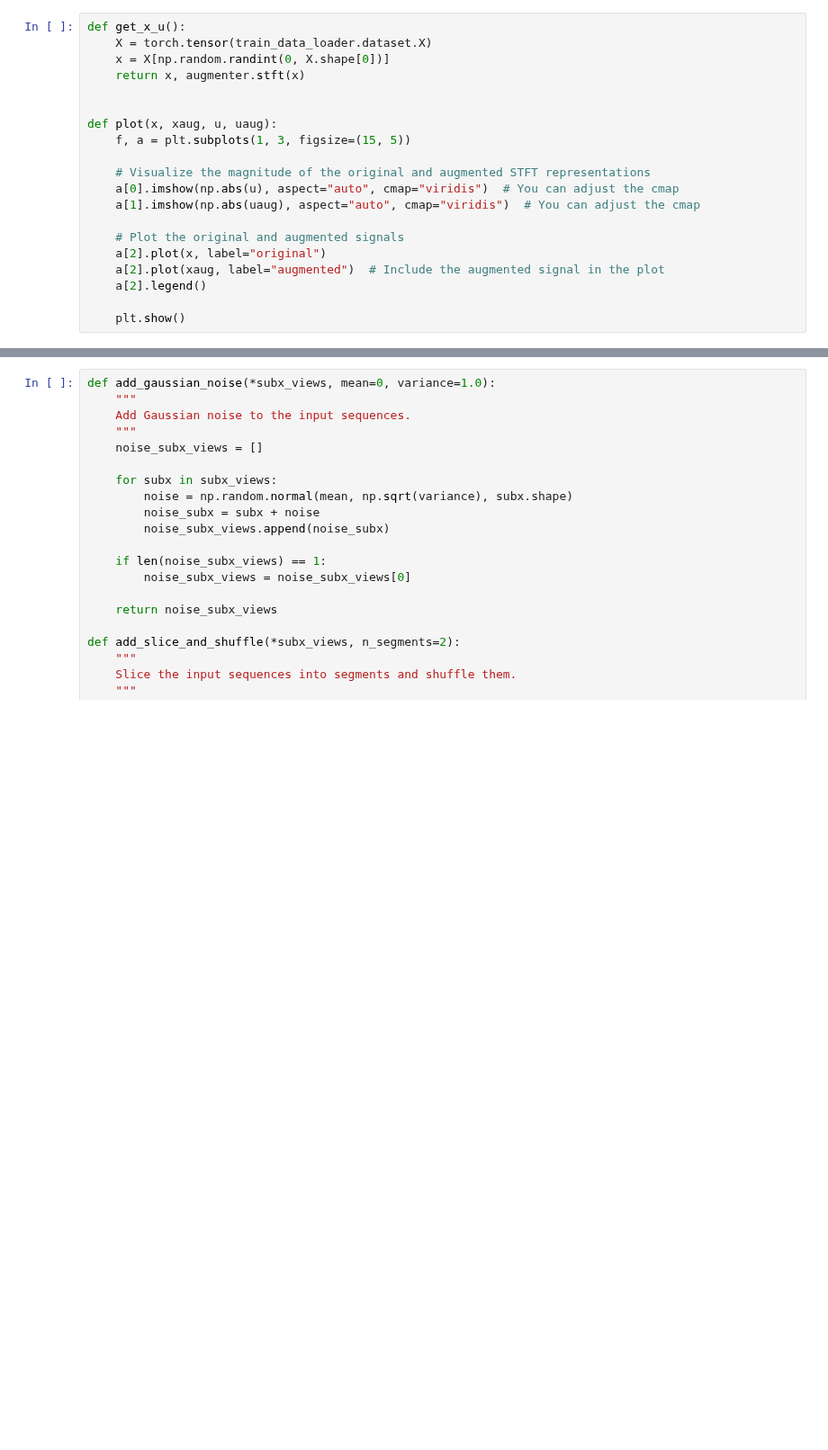
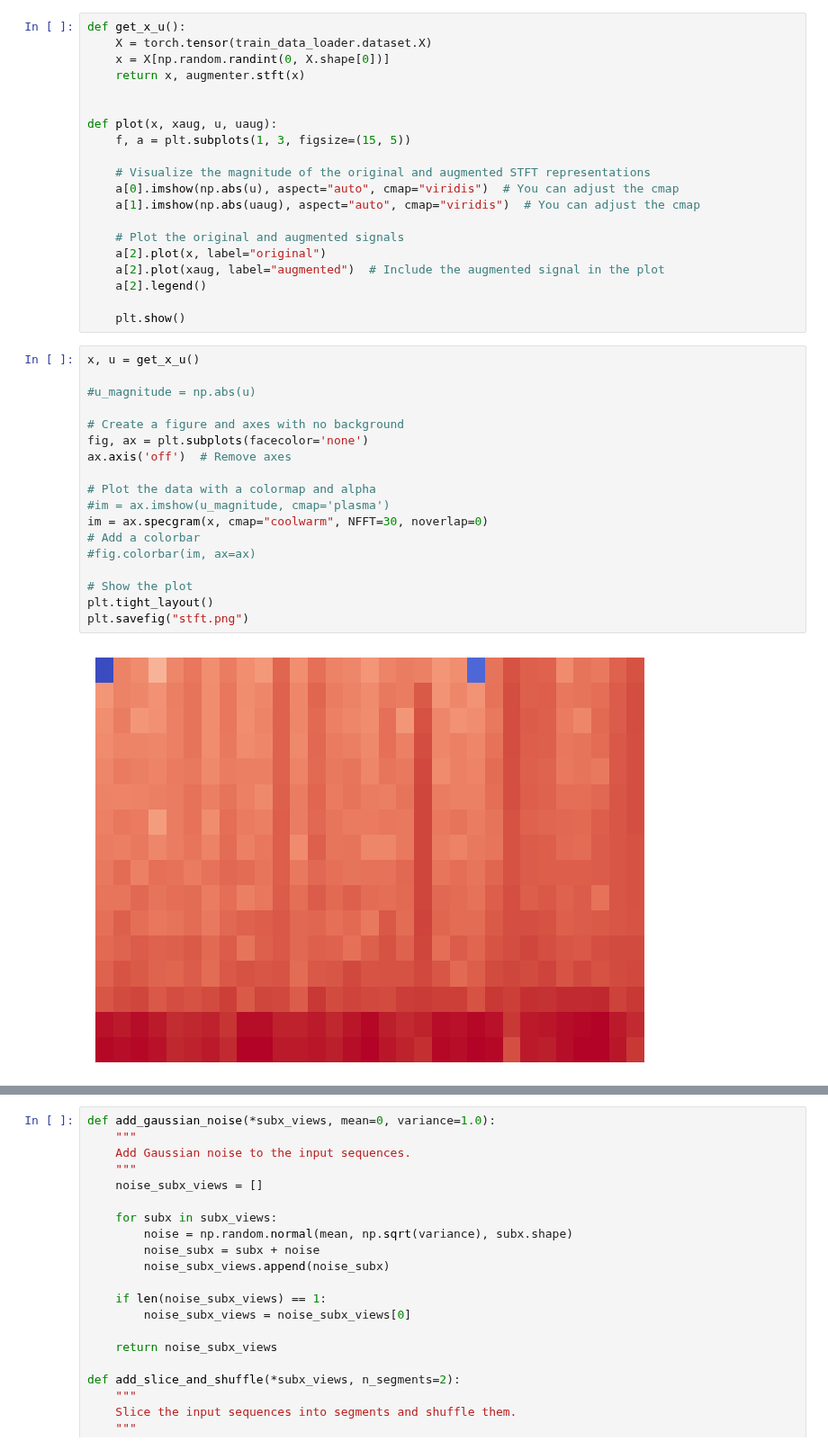
Before and after one commit to erlendlokna/Generative-SSL-VQVAE-modelling, a Jupyter notebook: examine_augmentations.ipynb, the cells around one changed output, grey strips where cells are left out. Shown at 90% size. Cells and saved outputs as stored; diff of their text form; blank space fills up the shorter version.

```diff
--- a/examine_augmentations.ipynb
+++ b/examine_augmentations.ipynb
@@ -55,3 +56,23 @@ def plot(x, xaug, u, uaug):
     a[2].legend()
 
     plt.show()
+# %%
+x, u = get_x_u()
+
+#u_magnitude = np.abs(u)
+
+# Create a figure and axes with no background
+fig, ax = plt.subplots(facecolor='none')
+ax.axis('off')  # Remove axes
+
+# Plot the data with a colormap and alpha
+#im = ax.imshow(u_magnitude, cmap='plasma')
+im = ax.specgram(x, cmap="coolwarm", NFFT=30, noverlap=0)
+# Add a colorbar
+#fig.colorbar(im, ax=ax)
+
+# Show the plot
+plt.tight_layout()
+plt.savefig("stft.png")
+# %% [output]
+[figure, added]
```
Also changed, not shown: parts of 10 cells of this notebook, 4 other files.
